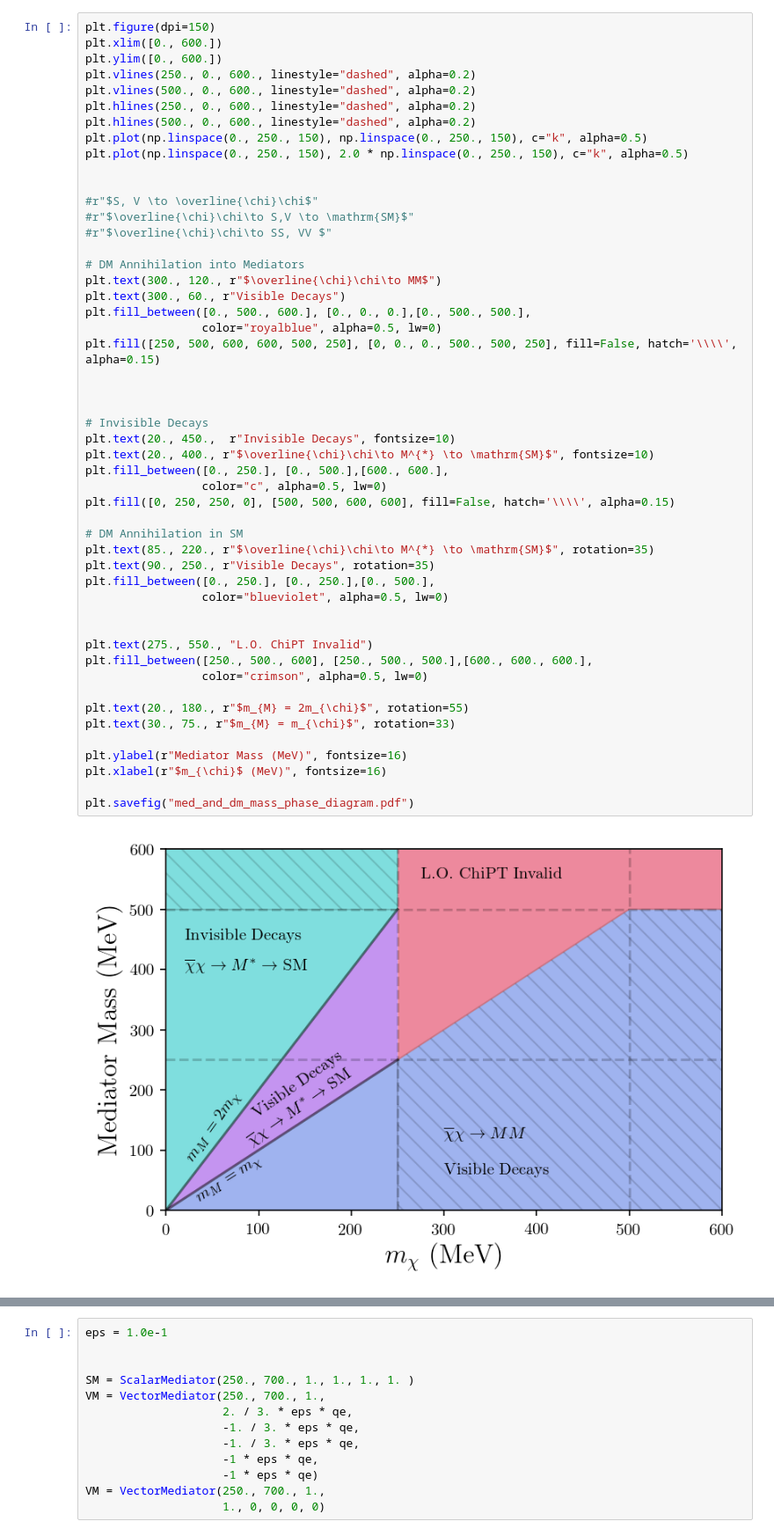
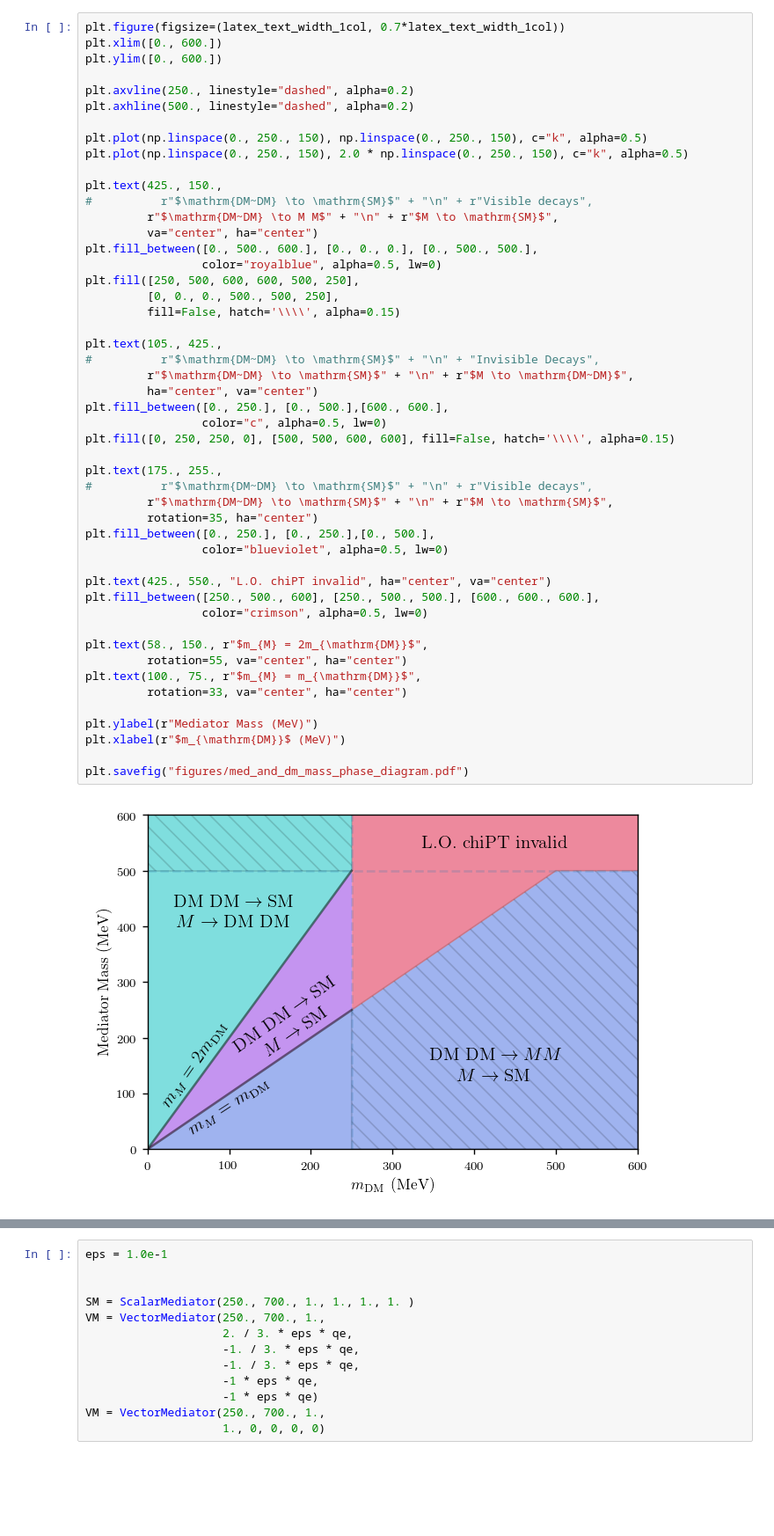
Before and after one commit to LoganAMorrison/Hazma, a Jupyter notebook: tutorials/phase_diagram.ipynb, the cells around one changed output, grey strips where cells are left out. Shown at 88% size. Saved outputs shown, nothing was run; the diff lists cells and outputs as text; blank space fills up the shorter version.

Commit message:
Many updates to tutorials. Made phase diagram.

```diff
--- a/tutorials/phase_diagram.ipynb
+++ b/tutorials/phase_diagram.ipynb
@@ -9,52 +16,51 @@ from hazma.parameters import qe
 # %%
-plt.figure(dpi=150)
+plt.figure(figsize=(latex_text_width_1col, 0.7*latex_text_width_1col))
 plt.xlim([0., 600.])
 plt.ylim([0., 600.])
-plt.vlines(250., 0., 600., linestyle="dashed", alpha=0.2)
-plt.vlines(500., 0., 600., linestyle="dashed", alpha=0.2)
-plt.hlines(250., 0., 600., linestyle="dashed", alpha=0.2)
-plt.hlines(500., 0., 600., linestyle="dashed", alpha=0.2)
+
+plt.axvline(250., linestyle="dashed", alpha=0.2)
+plt.axhline(500., linestyle="dashed", alpha=0.2)
+
 plt.plot(np.linspace(0., 250., 150), np.linspace(0., 250., 150), c="k", alpha=0.5)
 plt.plot(np.linspace(0., 250., 150), 2.0 * np.linspace(0., 250., 150), c="k", alpha=0.5)
 
+plt.text(425., 150.,
+#          r"$\mathrm{DM~DM} \to \mathrm{SM}$" + "\n" + r"Visible decays",
+         r"$\mathrm{DM~DM} \to M M$" + "\n" + r"$M \to \mathrm{SM}$",
+         va="center", ha="center")
+plt.fill_between([0., 500., 600.], [0., 0., 0.], [0., 500., 500.],
+                 color="royalblue", alpha=0.5, lw=0)
+plt.fill([250, 500, 600, 600, 500, 250],
+         [0, 0., 0., 500., 500, 250],
+         fill=False, hatch='\\\\', alpha=0.15)
 
-#r"$S, V \to \overline{\chi}\chi$"
-#r"$\overline{\chi}\chi\to S,V \to \mathrm{SM}$"
-#r"$\overline{\chi}\chi\to SS, VV $"
-
-# DM Annihilation into Mediators
-plt.text(300., 120., r"$\overline{\chi}\chi\to MM$")
-plt.text(300., 60., r"Visible Decays")
-plt.fill_between([0., 500., 600.], [0., 0., 0.],[0., 500., 500.],
-                 color="royalblue", alpha=0.5, lw=0)
-plt.fill([250, 500, 600, 600, 500, 250], [0, 0., 0., 500., 500, 250], fill=False, hatch='\\\\', alpha=0.15)
-
-
-
-# Invisible Decays
-plt.text(20., 450.,  r"Invisible Decays", fontsize=10)
-plt.text(20., 400., r"$\overline{\chi}\chi\to M^{*} \to \mathrm{SM}$", fontsize=10)
+plt.text(105., 425.,
+#          r"$\mathrm{DM~DM} \to \mathrm{SM}$" + "\n" + "Invisible Decays",
+         r"$\mathrm{DM~DM} \to \mathrm{SM}$" + "\n" + r"$M \to \mathrm{DM~DM}$",
+         ha="center", va="center")
 plt.fill_between([0., 250.], [0., 500.],[600., 600.],
                  color="c", alpha=0.5, lw=0)
 plt.fill([0, 250, 250, 0], [500, 500, 600, 600], fill=False, hatch='\\\\', alpha=0.15)
 
-# DM Annihilation in SM
-plt.text(85., 220., r"$\overline{\chi}\chi\to M^{*} \to \mathrm{SM}$", rotation=35)
-plt.text(90., 250., r"Visible Decays", rotation=35)
+plt.text(175., 255.,
+#          r"$\mathrm{DM~DM} \to \mathrm{SM}$" + "\n" + r"Visible decays",
+         r"$\mathrm{DM~DM} \to \mathrm{SM}$" + "\n" + r"$M \to \mathrm{SM}$",
+         rotation=35, ha="center")
 plt.fill_between([0., 250.], [0., 250.],[0., 500.],
                  color="blueviolet", alpha=0.5, lw=0)
 
-
-plt.text(275., 550., "L.O. ChiPT Invalid")
-plt.fill_between([250., 500., 600], [250., 500., 500.],[600., 600., 600.],
+plt.text(425., 550., "L.O. chiPT invalid", ha="center", va="center")
+plt.fill_between([250., 500., 600], [250., 500., 500.], [600., 600., 600.],
                  color="crimson", alpha=0.5, lw=0)
 
-plt.text(20., 180., r"$m_{M} = 2m_{\chi}$", rotation=55)
-plt.text(30., 75., r"$m_{M} = m_{\chi}$", rotation=33)
+plt.text(58., 150., r"$m_{M} = 2m_{\mathrm{DM}}$",
+         rotation=55, va="center", ha="center")
+plt.text(100., 75., r"$m_{M} = m_{\mathrm{DM}}$",
+         rotation=33, va="center", ha="center")
 
-plt.ylabel(r"Mediator Mass (MeV)", fontsize=16)
-plt.xlabel(r"$m_{\chi}$ (MeV)", fontsize=16)
+plt.ylabel(r"Mediator Mass (MeV)")
+plt.xlabel(r"$m_{\mathrm{DM}}$ (MeV)")
 
-plt.savefig("med_and_dm_mass_phase_diagram.pdf")
+plt.savefig("figures/med_and_dm_mass_phase_diagram.pdf")
 # %% [output]
-[figure, old version]
+[figure, new version]
```
Also changed, not shown: parts of 13 cells of this notebook, 8 other files.
